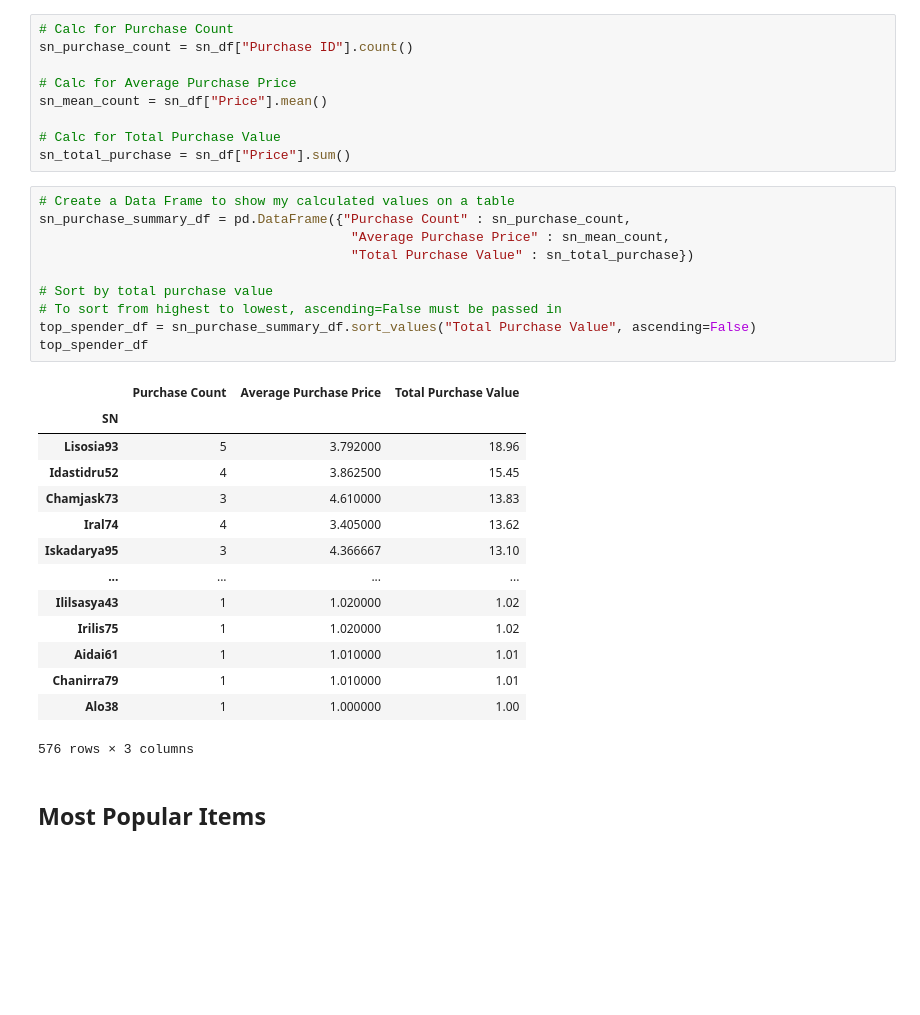
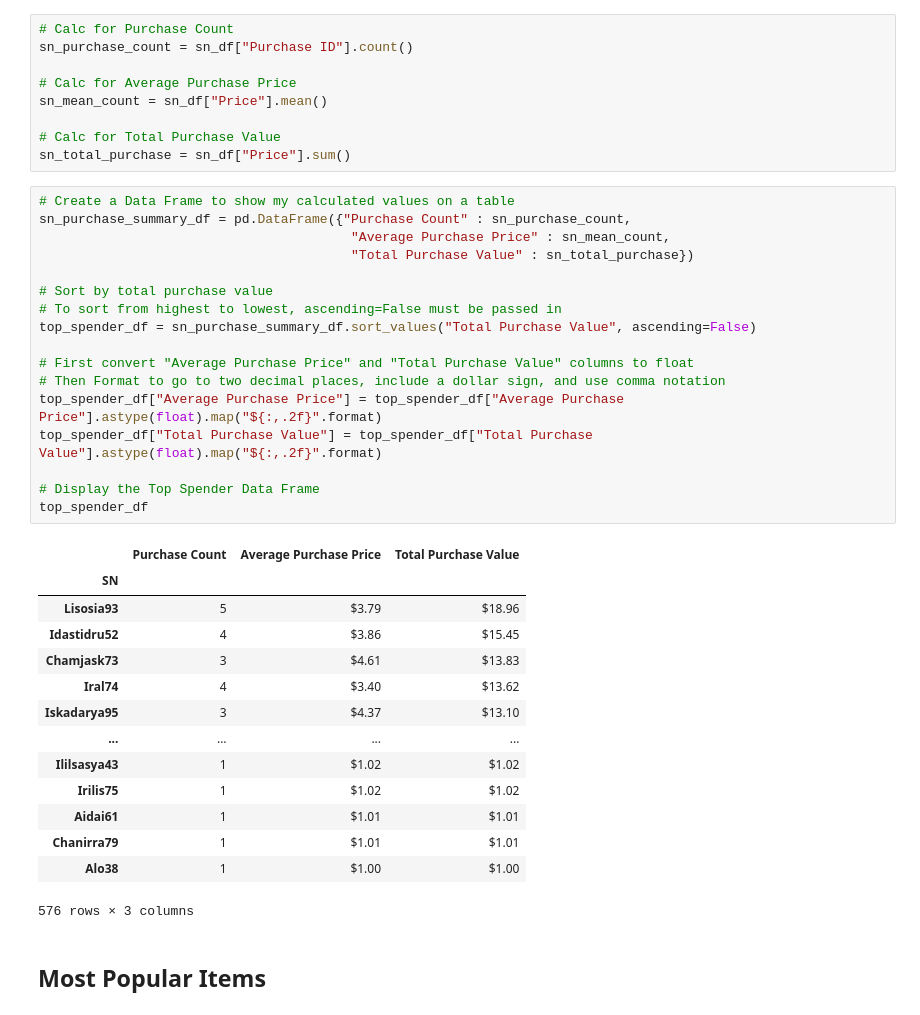
Before and after one commit to MikeT9/Pandas-Challenge, a Jupyter notebook: HeroesOfPymoli/HeroesOfPymoli_starter.ipynb, the cells around one changed output. Saved outputs shown, nothing was run; the diff lists cells and outputs as text; blank space fills up the shorter version.

```diff
--- a/HeroesOfPymoli/HeroesOfPymoli_starter.ipynb
+++ b/HeroesOfPymoli/HeroesOfPymoli_starter.ipynb
@@ -288,27 +314,34 @@ sn_total_purchase = sn_df["Price"].sum()
 # %%
 # Create a Data Frame to show my calculated values on a table
 sn_purchase_summary_df = pd.DataFrame({"Purchase Count" : sn_purchase_count,
                                         "Average Purchase Price" : sn_mean_count,
                                         "Total Purchase Value" : sn_total_purchase})
 
 # Sort by total purchase value
 # To sort from highest to lowest, ascending=False must be passed in
 top_spender_df = sn_purchase_summary_df.sort_values("Total Purchase Value", ascending=False)
+
+# First convert "Average Purchase Price" and "Total Purchase Value" columns to float
+# Then Format to go to two decimal places, include a dollar sign, and use comma notation
+top_spender_df["Average Purchase Price"] = top_spender_df["Average Purchase Price"].astype(float).map("${:,.2f}".format)
+top_spender_df["Total Purchase Value"] = top_spender_df["Total Purchase Value"].astype(float).map("${:,.2f}".format)
+
+# Display the Top Spender Data Frame
 top_spender_df
 # %% [output]
 |  | Purchase Count | Average Purchase Price | Total Purchase Value |
 | SN |  |  |  |
-| Lisosia93 | 5 | 3.792000 | 18.96 |
-| Idastidru52 | 4 | 3.862500 | 15.45 |
-| Chamjask73 | 3 | 4.610000 | 13.83 |
-| Iral74 | 4 | 3.405000 | 13.62 |
-| Iskadarya95 | 3 | 4.366667 | 13.10 |
+| Lisosia93 | 5 | $3.79 | $18.96 |
+| Idastidru52 | 4 | $3.86 | $15.45 |
+| Chamjask73 | 3 | $4.61 | $13.83 |
+| Iral74 | 4 | $3.40 | $13.62 |
+| Iskadarya95 | 3 | $4.37 | $13.10 |
 | ... | ... | ... | ... |
-| Ililsasya43 | 1 | 1.020000 | 1.02 |
-| Irilis75 | 1 | 1.020000 | 1.02 |
-| Aidai61 | 1 | 1.010000 | 1.01 |
-| Chanirra79 | 1 | 1.010000 | 1.01 |
-| Alo38 | 1 | 1.000000 | 1.00 |
+| Ililsasya43 | 1 | $1.02 | $1.02 |
+| Irilis75 | 1 | $1.02 | $1.02 |
+| Aidai61 | 1 | $1.01 | $1.01 |
+| Chanirra79 | 1 | $1.01 | $1.01 |
+| Alo38 | 1 | $1.00 | $1.00 |
 576 rows × 3 columns
 # %% [markdown]
 ## Most Popular Items
```
Also changed, not shown: parts of 7 cells of this notebook.
